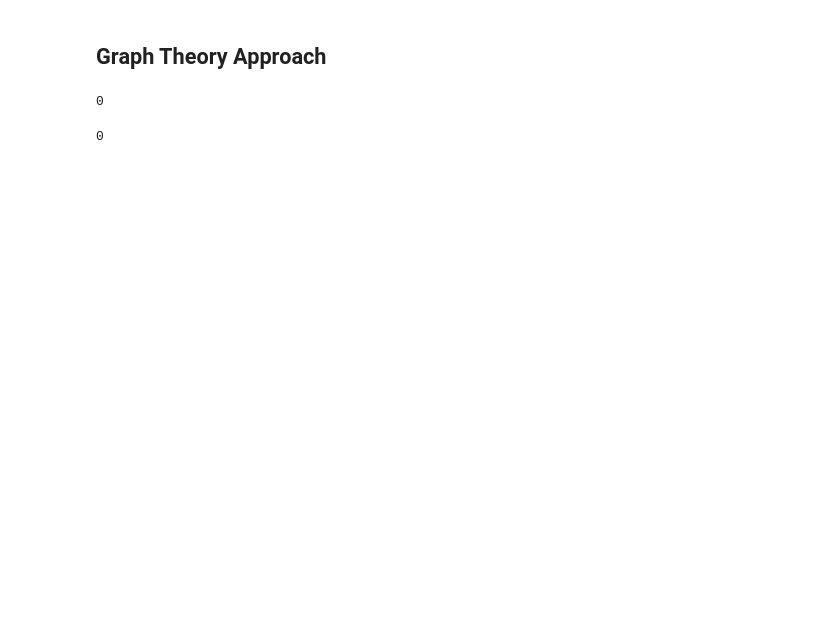
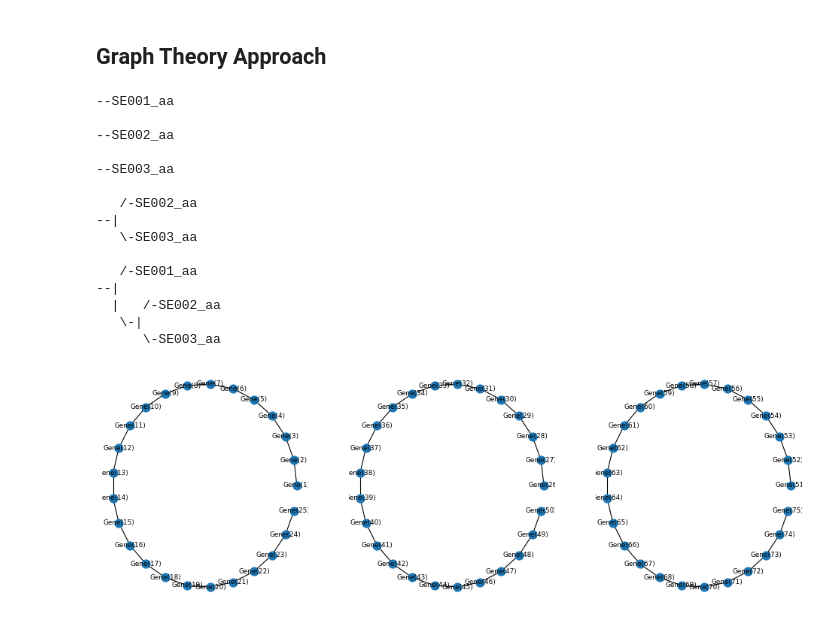
Before and after one commit to kjgilbert/SyntenyBasedOrthology, a Jupyter notebook: My_SyntOrtho_Code/GraphTheory_SyntenyReconstruction.ipynb, the cells around one changed output. Drawn from its saved outputs; the diff is of its cells as text; code cells hidden in the pictures; blank space fills up the shorter version.

```diff
--- a/My_SyntOrtho_Code/GraphTheory_SyntenyReconstruction.ipynb
+++ b/My_SyntOrtho_Code/GraphTheory_SyntenyReconstruction.ipynb
@@ -1134,8 +201,0 @@ G = nx.MultiGraph()
-# %%
-G.number_of_nodes()
-# %% [output]
-0
-# %%
-G.number_of_edges()
-# %% [output]
-0
@@ -1266,3 +364,47 @@ def compare_synteny_graphs(tree_node):
 
 # Then you get the corresponding mrca ancestral genomes
 #genome_rodents_3 = ham_analysis.get_ancestral_genome_by_mrca_of_genome_set({genome_rat, genome_mouse})
+# %%
+fig=plt.figure(figsize=(15, 5), dpi= 80, facecolor='w', edgecolor='k')
+# make the first round of graphs at all nodes
+
+plot_loc = 131
+for tree_node in ham_analysis_no_name.taxonomy.tree.traverse('postorder'):
+    print(tree_node)
+    tree_node.graph = make_synteny_graph(tree_node.genome)
+
+    if isinstance(tree_node.genome, pyham.ExtantGenome):
+        #print("extant synteny", tree_node.graph[0].edges)
+        plt.subplot(plot_loc)
+        nx.draw(tree_node.graph[0], with_labels=True, font_weight='normal', font_size=8, node_size=100,
+                pos=nx.circular_layout(tree_node.graph[0]))
+#        plt.subplot(plot_loc+3)
+#        nx.draw(tree_node.graph[1], with_labels=True, font_weight='normal', node_size=100,
+#                pos=nx.circular_layout(tree_node.graph[1]), node_color='r', edge_color='b')
+        plot_loc += 1
+
+
+
+# go back through internal nodes to assign synteny based on what was already known at the leaf nodes
+#for tree_node in ham_analysis_no_name.taxonomy.internal_nodes:
+#   NEED TO BE SURE IT ALWAYS GOES IN POSTORDER? - it doesn't , figure this out but for now go by below
+#    print(tree_node)
+#    print(tree_node.genome)
+#ham_analysis_no_name.taxonomy.internal_nodes
+# %% [output]
+--SE001_aa
+
+--SE002_aa
+
+--SE003_aa
+
+   /-SE002_aa
+--|
+   \-SE003_aa
+
+   /-SE001_aa
+--|
+  |   /-SE002_aa
+   \-|
+      \-SE003_aa
+[figure, added]
```
Also changed, not shown: parts of 26 cells of this notebook.
